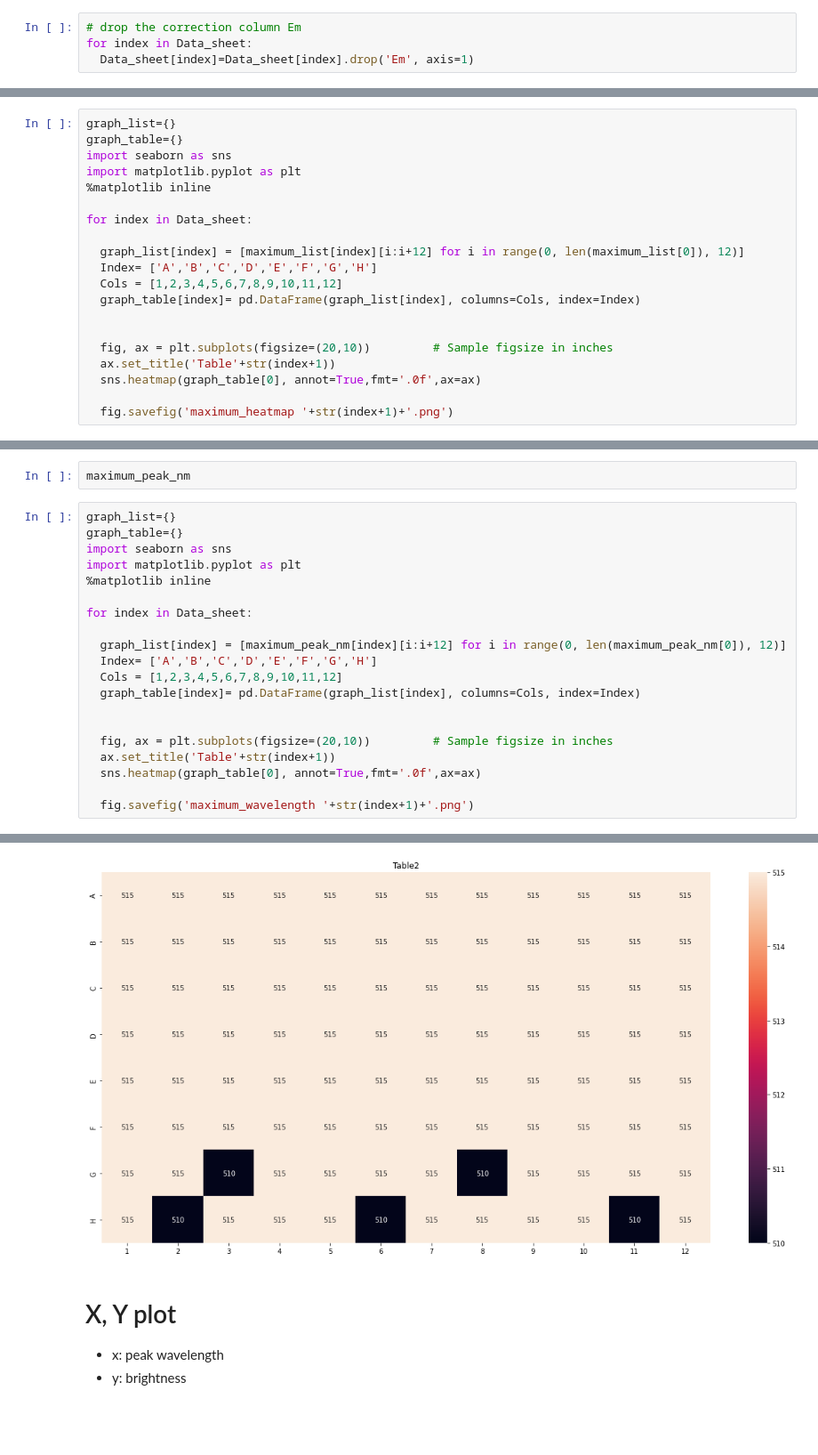
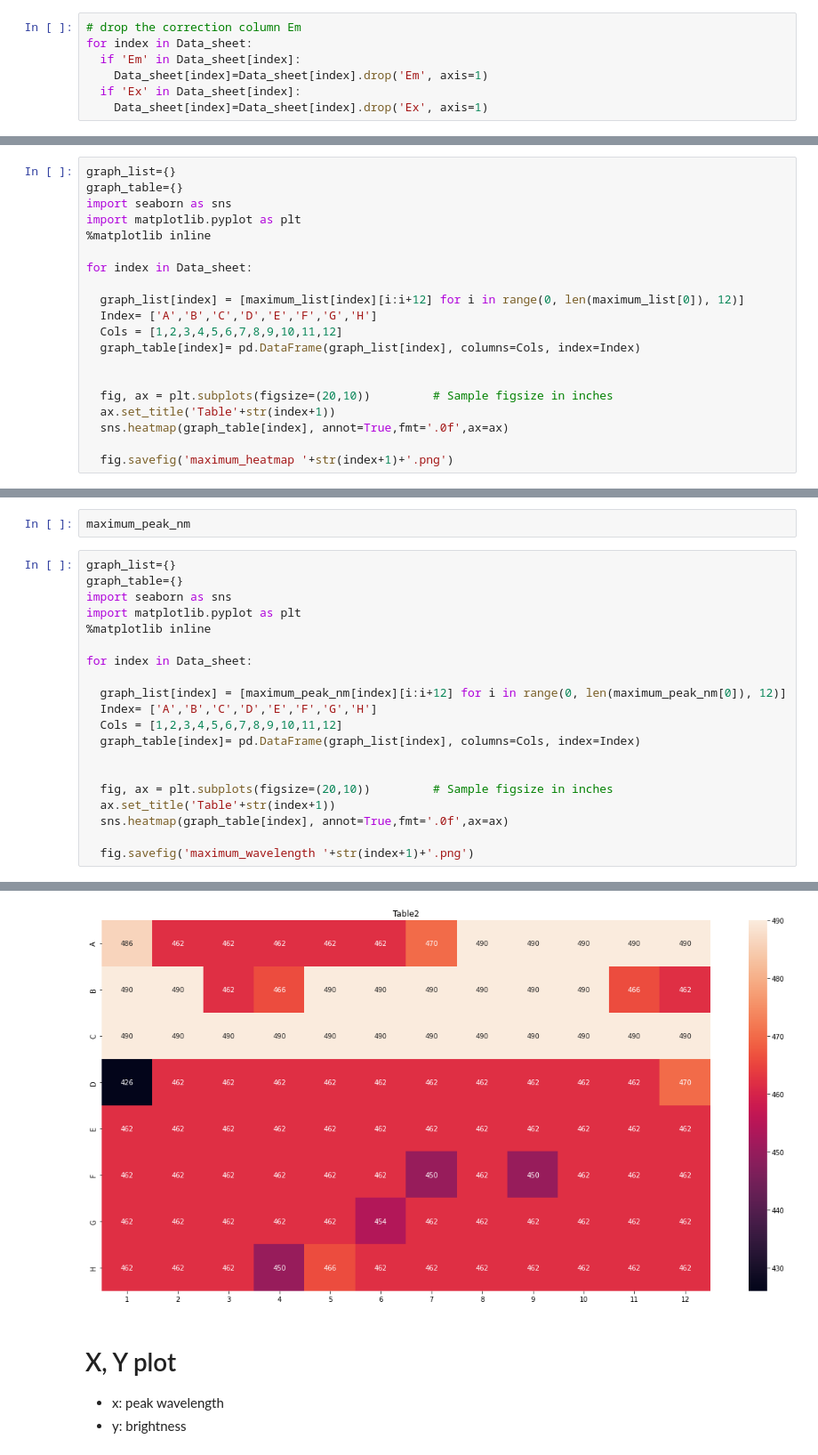
Before and after one commit to shengyi2/spectrum_analysis, a Jupyter notebook: 96_well_plate_screening_for_blue_or_red_shift_FPs.ipynb, the cells around one changed output, grey strips where cells are left out. Shown: that part at 89% size. Drawn from its saved outputs; the diff is of its cells as text; blank space fills up the shorter version.

```diff
--- a/96_well_plate_screening_for_blue_or_red_shift_FPs.ipynb
+++ b/96_well_plate_screening_for_blue_or_red_shift_FPs.ipynb
@@ -114,7 +114,10 @@ Data_sheet
 # %%
 # drop the correction column Em
 for index in Data_sheet:
-  Data_sheet[index]=Data_sheet[index].drop('Em', axis=1)
+  if 'Em' in Data_sheet[index]:
+    Data_sheet[index]=Data_sheet[index].drop('Em', axis=1)
+  if 'Ex' in Data_sheet[index]:
+    Data_sheet[index]=Data_sheet[index].drop('Ex', axis=1)
 # %%
 # convert objects to integers
 for index in Data_sheet:
@@ -179,7 +200,7 @@ for index in Data_sheet:
 
   fig, ax = plt.subplots(figsize=(20,10))         # Sample figsize in inches
   ax.set_title('Table'+str(index+1))
-  sns.heatmap(graph_table[0], annot=True,fmt='.0f',ax=ax)
+  sns.heatmap(graph_table[index], annot=True,fmt='.0f',ax=ax)
 
   fig.savefig('maximum_heatmap '+str(index+1)+'.png')
 # %% [output]
@@ -214,7 +235,7 @@ for index in Data_sheet:
 
   fig, ax = plt.subplots(figsize=(20,10))         # Sample figsize in inches
   ax.set_title('Table'+str(index+1))
-  sns.heatmap(graph_table[0], annot=True,fmt='.0f',ax=ax)
+  sns.heatmap(graph_table[index], annot=True,fmt='.0f',ax=ax)
 
   fig.savefig('maximum_wavelength '+str(index+1)+'.png')
 # %% [output]
@@ -222,4 +243,4 @@ for index in Data_sheet:
-[figure, old version]
+[figure, new version]
 # %% [markdown]
 # X, Y plot
 - x: peak wavelength
```
Also changed, not shown: parts of 9 cells of this notebook.
